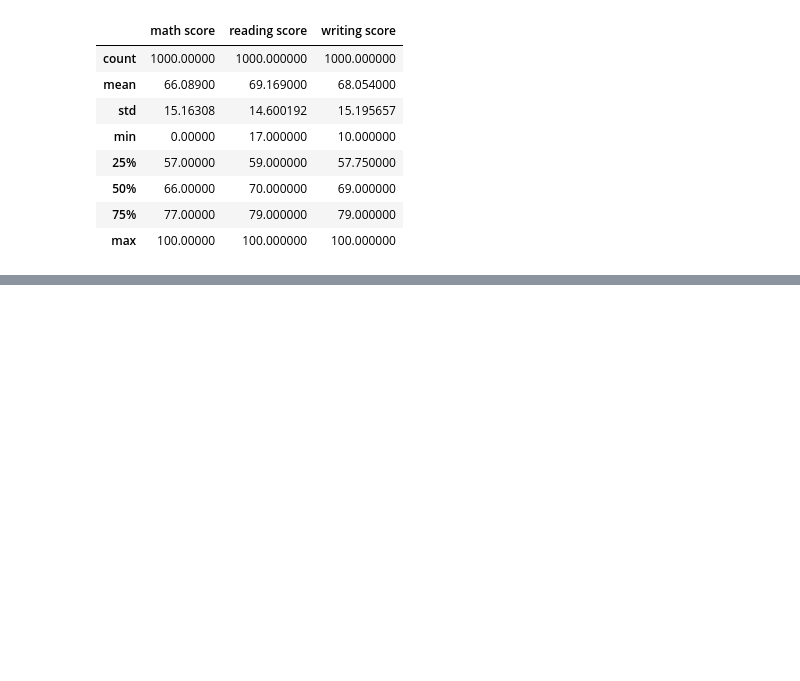
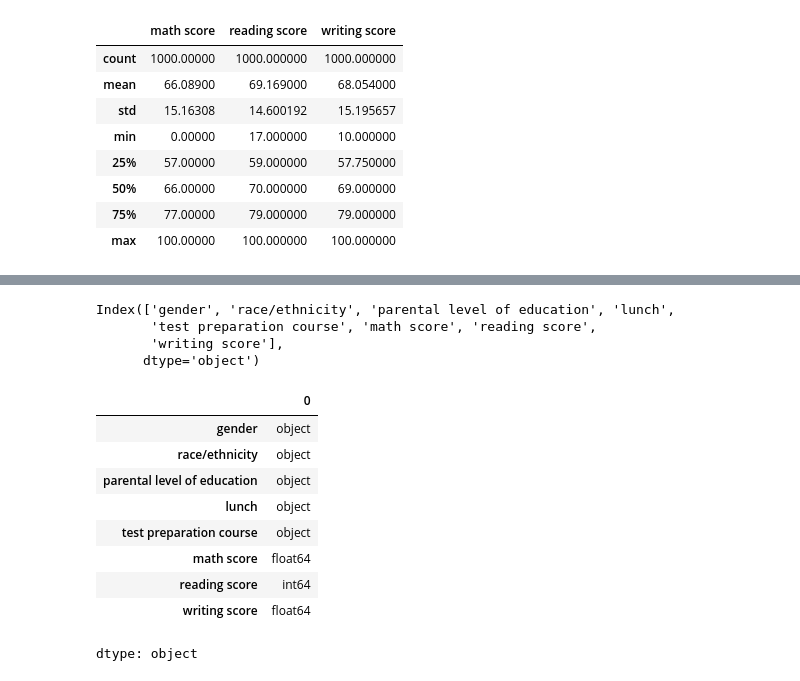
Before and after one commit to rubel-ds-ai/sm-tasks, a Jupyter notebook: Assignment_3_NumPy_and_Pandas_for_Data_Science.ipynb, the cells around one changed output, grey strips where cells are left out. Drawn from its saved outputs; the diff is of its cells as text; code cells hidden in the pictures; blank space fills up the shorter version.

```diff
--- a/Assignment_3_NumPy_and_Pandas_for_Data_Science.ipynb
+++ b/Assignment_3_NumPy_and_Pandas_for_Data_Science.ipynb
@@ -189,0 +374,22 @@ missing_writing_idx = np.random.choice(df_practice.index, 30, replace=False)
+# %%
+# 4. Show column names using .columns
+print(df_practice.columns)
+# %% [output]
+Index(['gender', 'race/ethnicity', 'parental level of education', 'lunch',
+       'test preparation course', 'math score', 'reading score',
+       'writing score'],
+      dtype='object')
+# %%
+# 5. Show data types using .dtypes
+df_practice.dtypes
+# %% [output]
+|  | 0 |
+| gender | object |
+| race/ethnicity | object |
+| parental level of education | object |
+| lunch | object |
+| test preparation course | object |
+| math score | float64 |
+| reading score | int64 |
+| writing score | float64 |
+dtype: object
```
Also changed, not shown: parts of 26 cells of this notebook.
